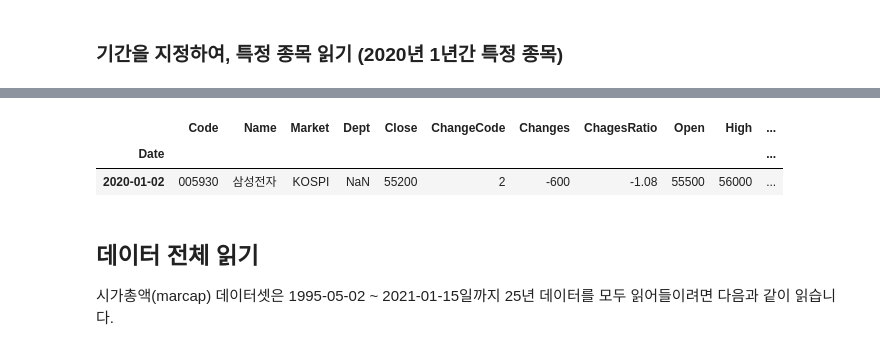
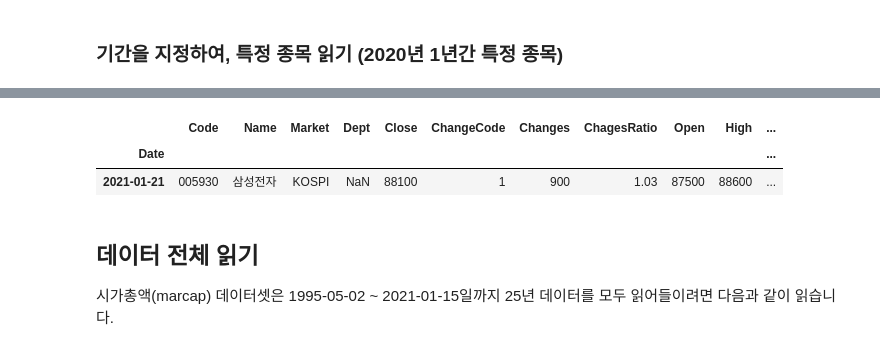
Before and after one commit to FinanceData/marcap, a Jupyter notebook: marcap-tutorial.ipynb, the cells around one changed output, grey strips where cells are left out. Drawn from its saved outputs; the diff is of its cells as text; code cells hidden in the pictures.

```diff
--- a/marcap-tutorial.ipynb
+++ b/marcap-tutorial.ipynb
@@ -198,10 +235,10 @@ df[['Code', 'Name', 'Close', 'Volume', 'Marcap', 'Stocks']].head(10)
 # %%
 # 특정일, 특정 종목 읽기
-marcap_data('2020-01-02', code='005930')
+marcap_data('2021-01-21', code='005930')
 # %% [output]
 |  | Code | Name | Market | Dept | Close | ChangeCode | Changes | ChagesRatio | Open | High | ... |
 | Date |  |  |  |  |  |  |  |  |  |  | ... |
-| 2020-01-02 | 005930 | 삼성전자 | KOSPI | NaN | 55200 | 2 | -600 | -1.08 | 55500 | 56000 | ... |
+| 2021-01-21 | 005930 | 삼성전자 | KOSPI | NaN | 88100 | 1 | 900 | 1.03 | 87500 | 88600 | ... |
 # %% [markdown]
 ## 데이터 전체 읽기
 시가총액(marcap) 데이터셋은 1995-05-02 ~ 2021-01-15일까지 25년 데이터를 모두  읽어들이려면 다음과 같이 읽습니다.
```
Also changed, not shown: parts of 11 cells of this notebook, 1 other file.
